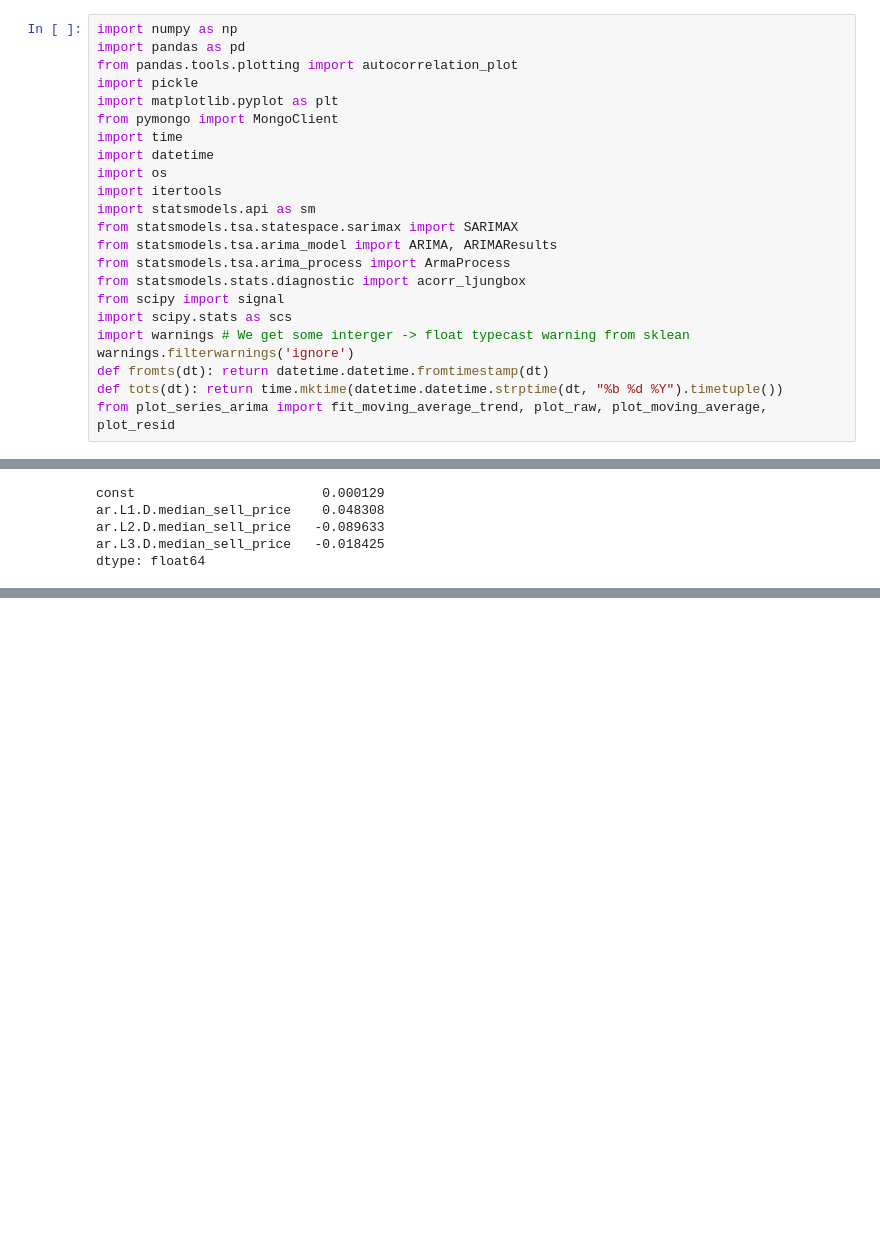
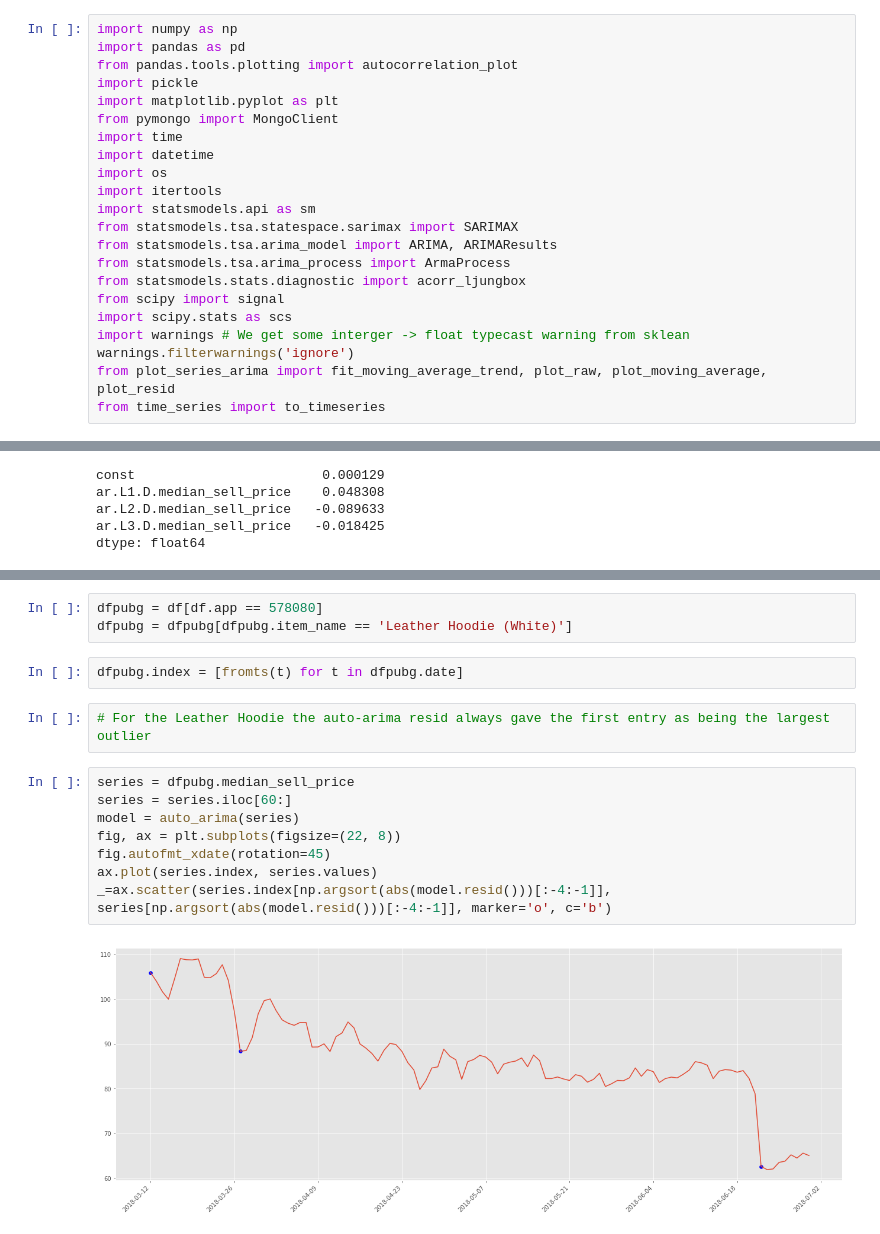
Before and after one commit to AkshayJ0shi/steam_anomaly_detection_capstone, a Jupyter notebook: series_arima.ipynb, the cells around one changed output, grey strips where cells are left out. Saved outputs shown, nothing was run; the diff lists cells and outputs as text; blank space fills up the shorter version.

```diff
--- a/series_arima.ipynb
+++ b/series_arima.ipynb
@@ -20,9 +20,8 @@ from scipy import signal
 import scipy.stats as scs
 import warnings # We get some interger -> float typecast warning from sklean
 warnings.filterwarnings('ignore')
-def fromts(dt): return datetime.datetime.fromtimestamp(dt)
-def tots(dt): return time.mktime(datetime.datetime.strptime(dt, "%b %d %Y").timetuple())
 from plot_series_arima import fit_moving_average_trend, plot_raw, plot_moving_average, plot_resid
+from time_series import to_timeseries
 # %%
 plt.style.use('ggplot')
 %load_ext autoreload
@@ -99,0 +175,17 @@ _=sm.graphics.tsa.plot_acf(model.resid, lags=354, ax=ax)
+# %%
+dfpubg = df[df.app == 578080]
+dfpubg = dfpubg[dfpubg.item_name == 'Leather Hoodie (White)']
+# %%
+dfpubg.index = [fromts(t) for t in dfpubg.date]
+# %%
+# For the Leather Hoodie the auto-arima resid always gave the first entry as being the largest outlier
+# %%
+series = dfpubg.median_sell_price
+series = series.iloc[60:]
+model = auto_arima(series)
+fig, ax = plt.subplots(figsize=(22, 8))
+fig.autofmt_xdate(rotation=45)
+ax.plot(series.index, series.values)
+_=ax.scatter(series.index[np.argsort(abs(model.resid()))[:-4:-1]], series[np.argsort(abs(model.resid()))[:-4:-1]], marker='o', c='b')
+# %% [output]
+[figure, added]
```
Also changed, not shown: parts of 24 cells of this notebook, 1 other file.
